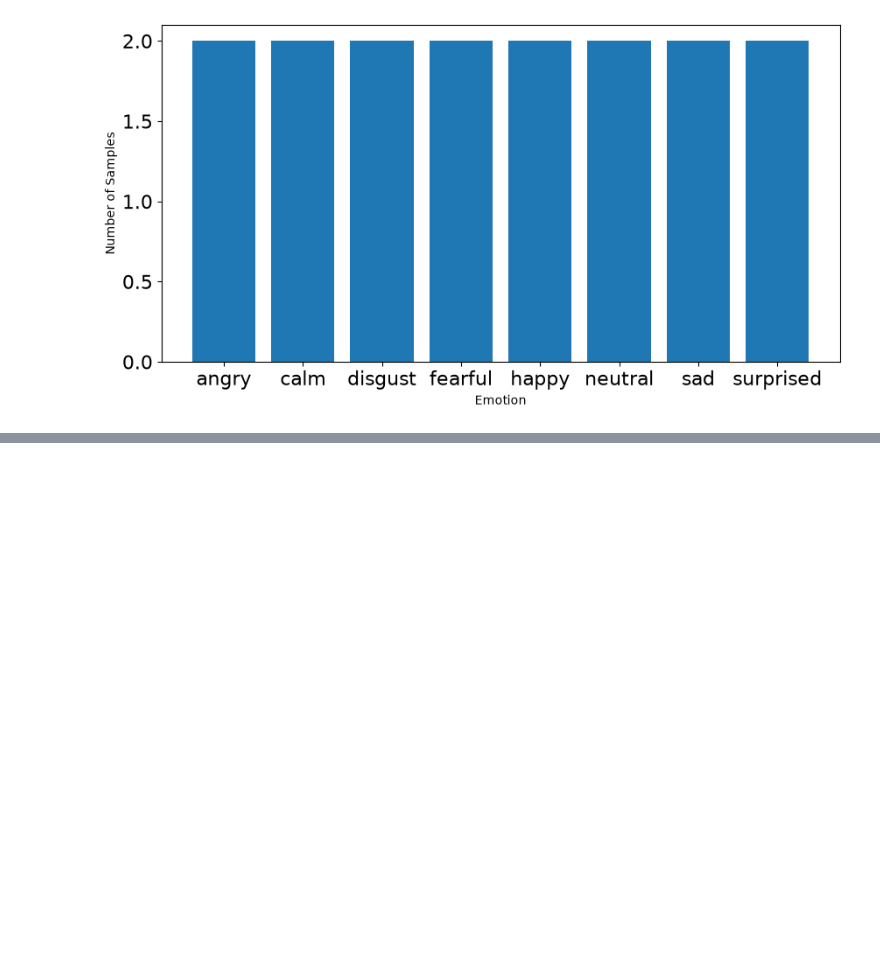
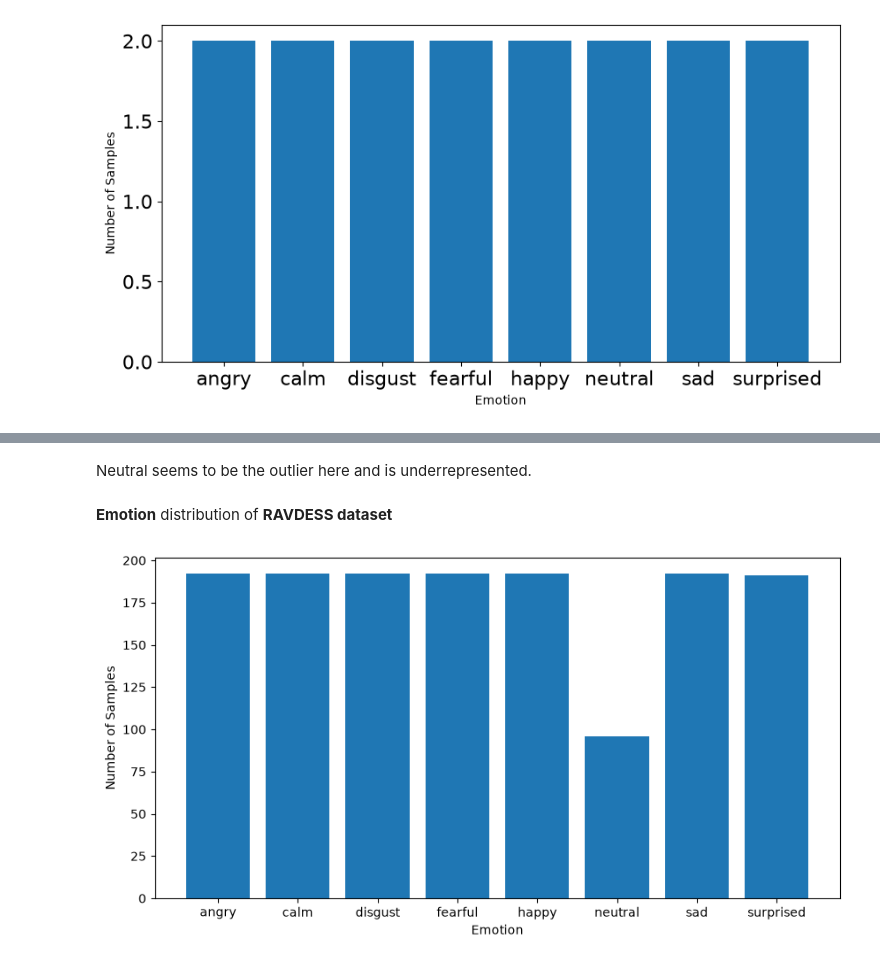
Before and after one commit to IAT-ExploringAI-2026/Week2-DataPreprocessing, a Jupyter notebook: Week 2.ipynb, the cells around one changed output, grey strips where cells are left out. Saved outputs shown, nothing was run; the diff lists cells and outputs as text; code cells hidden in the pictures; blank space fills up the shorter version.

```diff
--- a/Week 2.ipynb
+++ b/Week 2.ipynb
@@ -811,0 +890,15 @@ plt.show()
+# %% [markdown]
+Neutral seems to be the outlier here and is underrepresented.
+# %% [markdown]
+**Emotion** distribution of **RAVDESS dataset**
+# %%
+emotion_list, emotion_count = np.unique(ravdess_emotions, return_counts=True)
+
+plt.figure(figsize=(10, 5))
+plt.bar(x=range(len(emotion_list)), height=emotion_count)
+plt.xticks(range(len(emotion_list)), emotion_list)
+plt.xlabel("Emotion")
+plt.ylabel("Number of Samples")
+plt.show()
+# %% [output]
+[figure, added]
```
Also changed, not shown: parts of 26 cells of this notebook.
